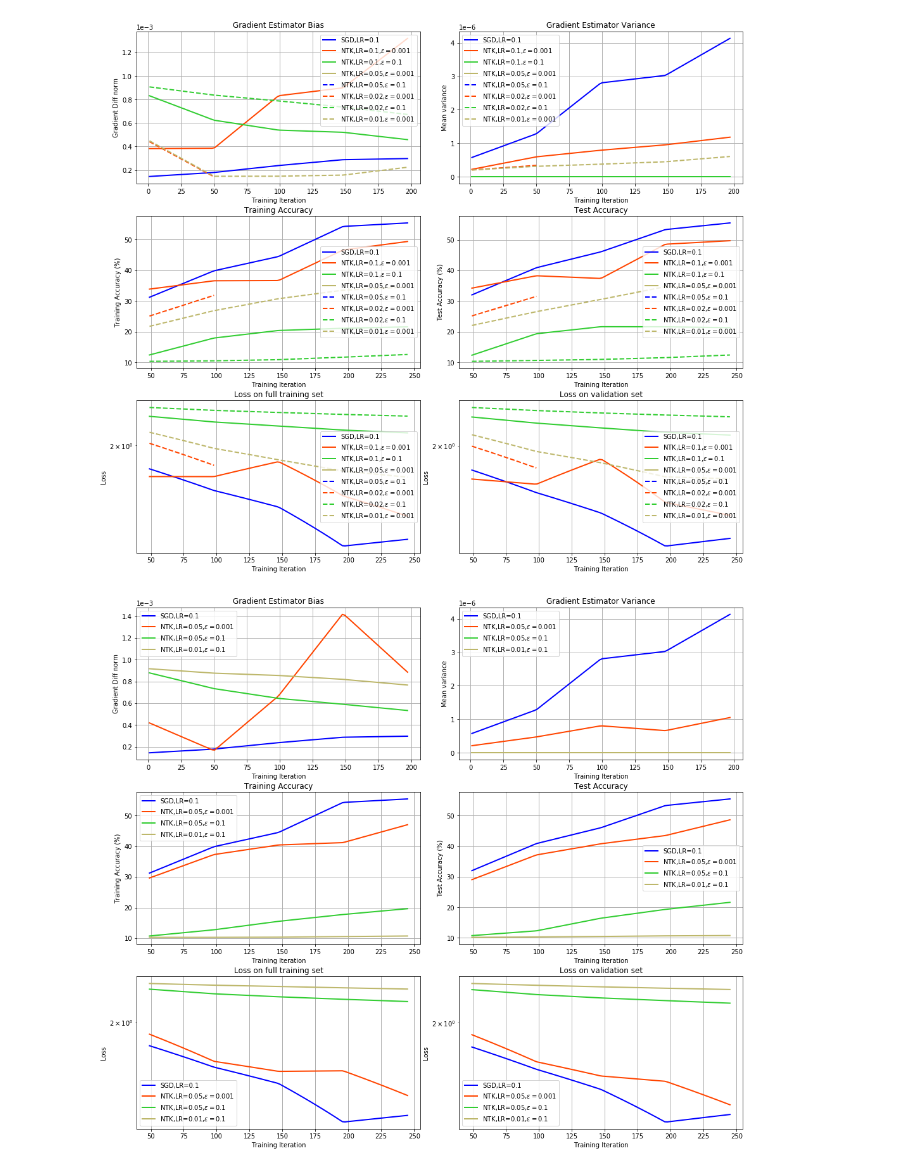
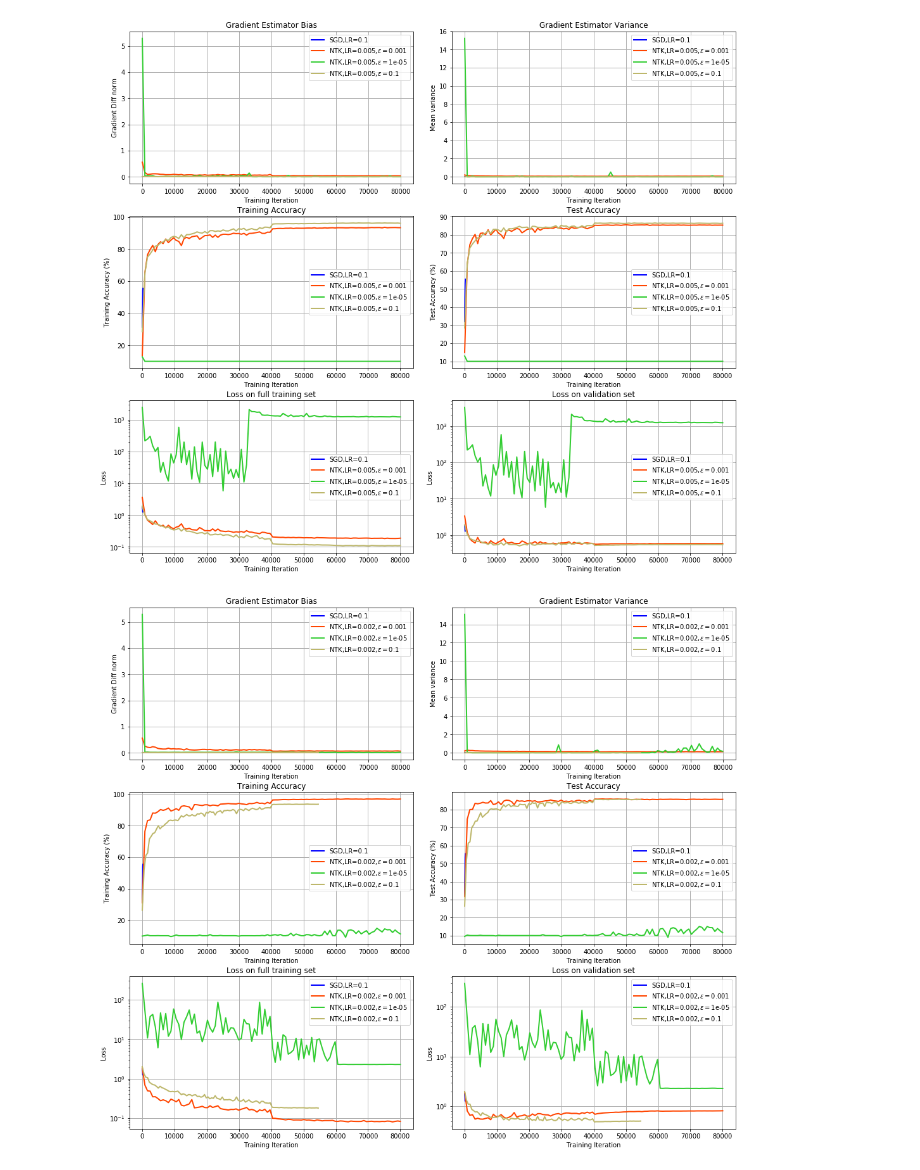
Before and after one commit to fartashf/gvar_code, a Jupyter notebook: notebooks/figures_ntk.ipynb, the cells around one changed output. Drawn from its saved outputs; the diff is of its cells as text; code cells hidden in the pictures.

```diff
--- a/notebooks/figures_ntk.ipynb
+++ b/notebooks/figures_ntk.ipynb
@@ -24,7 +24,7 @@ get_data_f = get_data_pth
 # plot_f = plt.plot
 plot_f = plot_smooth_o1
 logdir = '/u/faghri/dmom/code/runs/'
-patterns = ['.*runs_cifar10_gvar_ntk/(00_.*|.*weight_decay_0,(?!.*estim_sgd))']  # (?!.*scheduler)
+patterns = ['.*runs_cifar10_gvar_ntk/(00_.*|.*weight_decay_0,(?!.*estim_sgd).*lr_0.005)']  # (?!.*scheduler)
 tag_names = ['grad_bias', 'est_var', 'Tacc', 'Vacc', 'Tloss', 'Vloss']  # 'lr', 'gb_td',
 fig_name = 'figs_ntk/cifar10.png'
 lg_tags = ['estim_sgd', 'estim_ntk', 'lr_', 'damping_']
@@ -36,25 +36,25 @@ ncolor = 4
 lg_replace = [('estim_sgd', 'SGD,'), ('estim_ntk', 'NTK'), ('adamw', 'AdamW'), ('adam', 'Adam'), ('lr_', 'LR='), ('LR=0.001', 'LR=1e-3'), ('LR=0.0001', 'LR=1e-4'), ('LR=0.0005', 'LR=5e-4'), ('LR=0.0002', 'LR=2e-4'), ('batch_size_', 'bs='), ('optim_start_', 'Start='), ('damping_', '$\epsilon=$')]
 data, run_names = plot_runs_and_tags(get_data_f, plot_f, logdir, patterns, tag_names, fig_name, lg_tags, ylim, sep_h=sep_h, ncolor=ncolor, lg_replace=lg_replace)
 # %% [output]
-[figure, old version]
+[figure, new version]
 # %%
 get_data_f = get_data_pth
 # plot_f = plt.plot
 plot_f = plot_smooth_o1
 logdir = '/u/faghri/dmom/code/runs/'
-patterns = ['.*runs_cifar10_gvar_ntk/(00_.*|.*weight_decay_0.0001,.*estim_ntk)']  # (?!.*scheduler)
+patterns = ['.*runs_cifar10_gvar_ntk/(00_.*|.*weight_decay_0,(?!.*estim_sgd).*lr_0.002)']  # (?!.*scheduler)
 tag_names = ['grad_bias', 'est_var', 'Tacc', 'Vacc', 'Tloss', 'Vloss']  # 'lr', 'gb_td',
-fig_name = 'figs_ntk/cifar10_wd.png'
+fig_name = 'figs_ntk/cifar10.png'
 lg_tags = ['estim_sgd', 'estim_ntk', 'lr_', 'damping_']
 ylim = [None]*20
 # ylim = [[.2e-4, 1e-4], [0, 1.5e-7], [-1, 0.1], None, [98, 100], [98, 100], None, None]
 # ylim = [[1e-4, 1e-1], [1e-2, 1e-1], [98, 100], [97,100], [0, 100], None, None, None, None, None, None, None, None, None, None, None, None]
 sep_h = True
 ncolor = 4
 lg_replace = [('estim_sgd', 'SGD,'), ('estim_ntk', 'NTK'), ('adamw', 'AdamW'), ('adam', 'Adam'), ('lr_', 'LR='), ('LR=0.001', 'LR=1e-3'), ('LR=0.0001', 'LR=1e-4'), ('LR=0.0005', 'LR=5e-4'), ('LR=0.0002', 'LR=2e-4'), ('batch_size_', 'bs='), ('optim_start_', 'Start='), ('damping_', '$\epsilon=$')]
 data, run_names = plot_runs_and_tags(get_data_f, plot_f, logdir, patterns, tag_names, fig_name, lg_tags, ylim, sep_h=sep_h, ncolor=ncolor, lg_replace=lg_replace)
 # %% [output]
-[figure, old version]
+[figure, new version]
 # %%
 get_data_f = get_data_pth
 # plot_f = plt.plot
```
Also changed, not shown: parts of 10 cells of this notebook, 11 other files.
